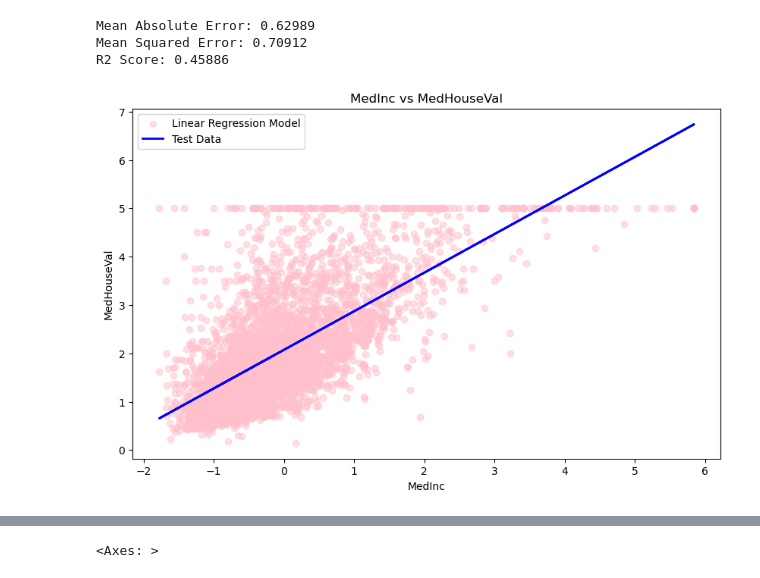
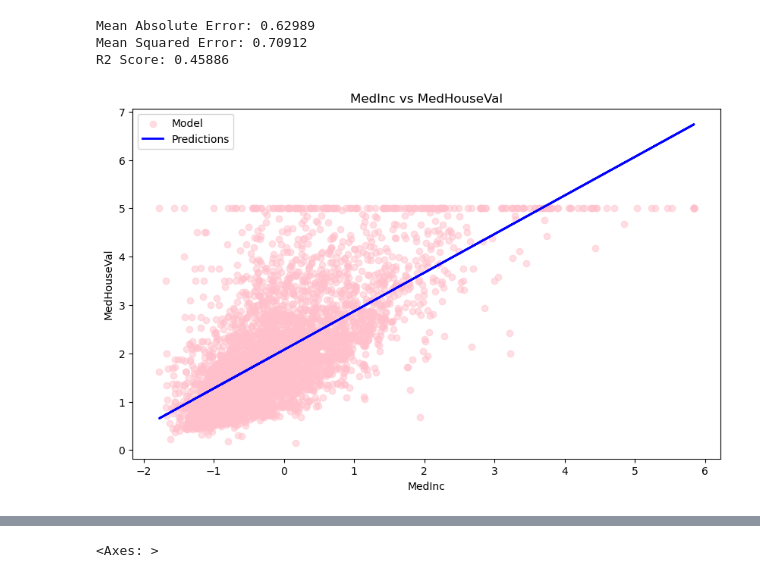
Before and after one commit to arwaguudle/Artificial-Intelligence-Coursework, a Jupyter notebook: Linear Regression.ipynb, the cells around one changed output, grey strips where cells are left out. Drawn from its saved outputs; the diff is of its cells as text; code cells hidden in the pictures.

Commit message:
with images

```diff
--- a/Linear Regression.ipynb
+++ b/Linear Regression.ipynb
@@ -144,15 +144,15 @@ R2 Score: 0.45886
 # %%
 #PLOTTING THE LINEAR REGRESSION MODEL
 plt.figure(figsize=(10, 6))
 plt.scatter(X_test_scaled, y_test, alpha=0.5, c='pink')
 plt.plot(X_test_scaled, y_pred,linewidth = 2, c='blue')
 plt.title("MedInc vs MedHouseVal")
 plt.xlabel("MedInc")
 plt.ylabel("MedHouseVal")
-plt.legend(["Linear Regression Model", "Test Data"])
+plt.legend(["Model", "Predictions"])
 plt.show()
 # %% [output]
-[figure, old version]
+[figure, new version]
 # %%
 #STOCHASTIC GRADIENT DESCENT
 s_theta0i = 0
```
Also changed, not shown: parts of 1 cell of this notebook, 3 other files.
